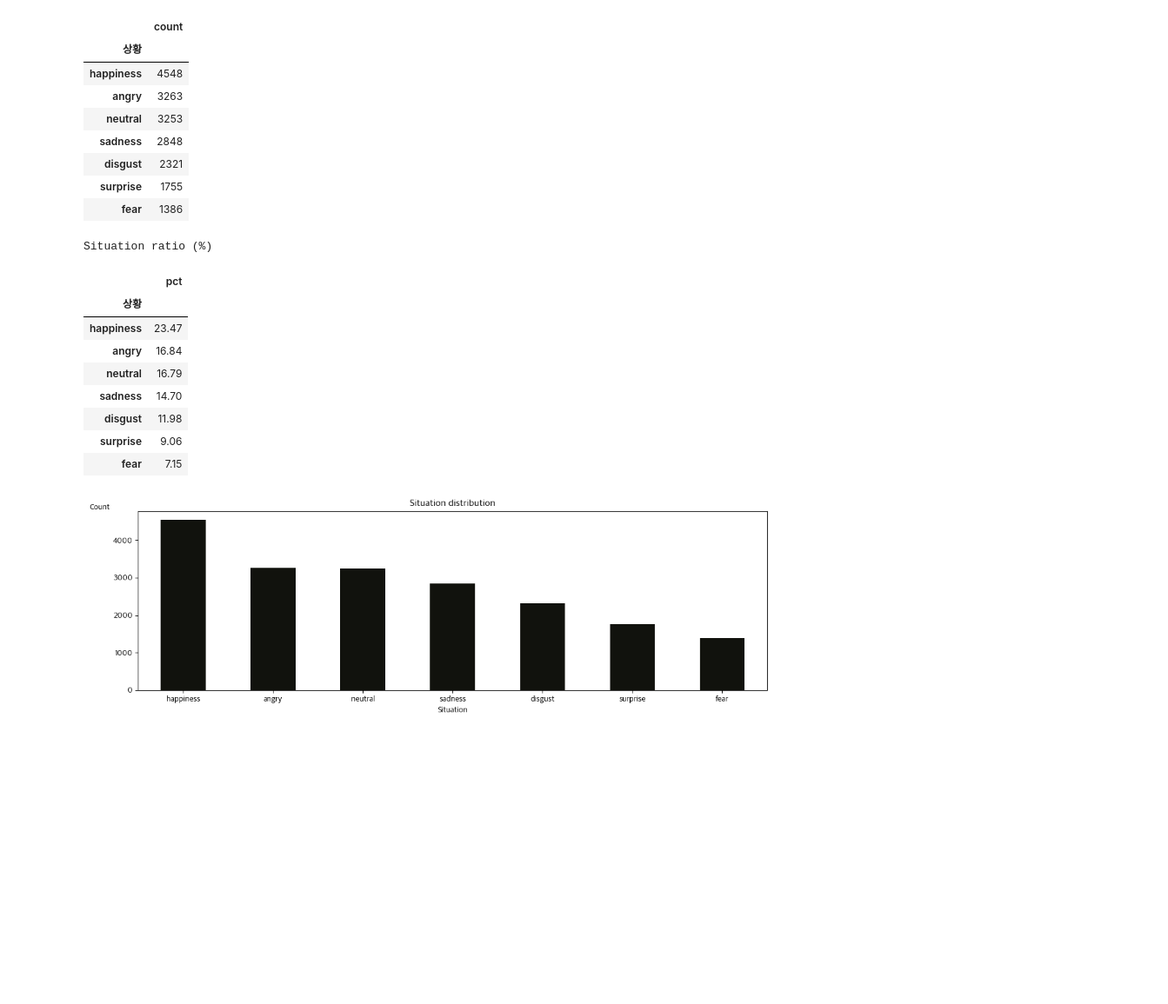
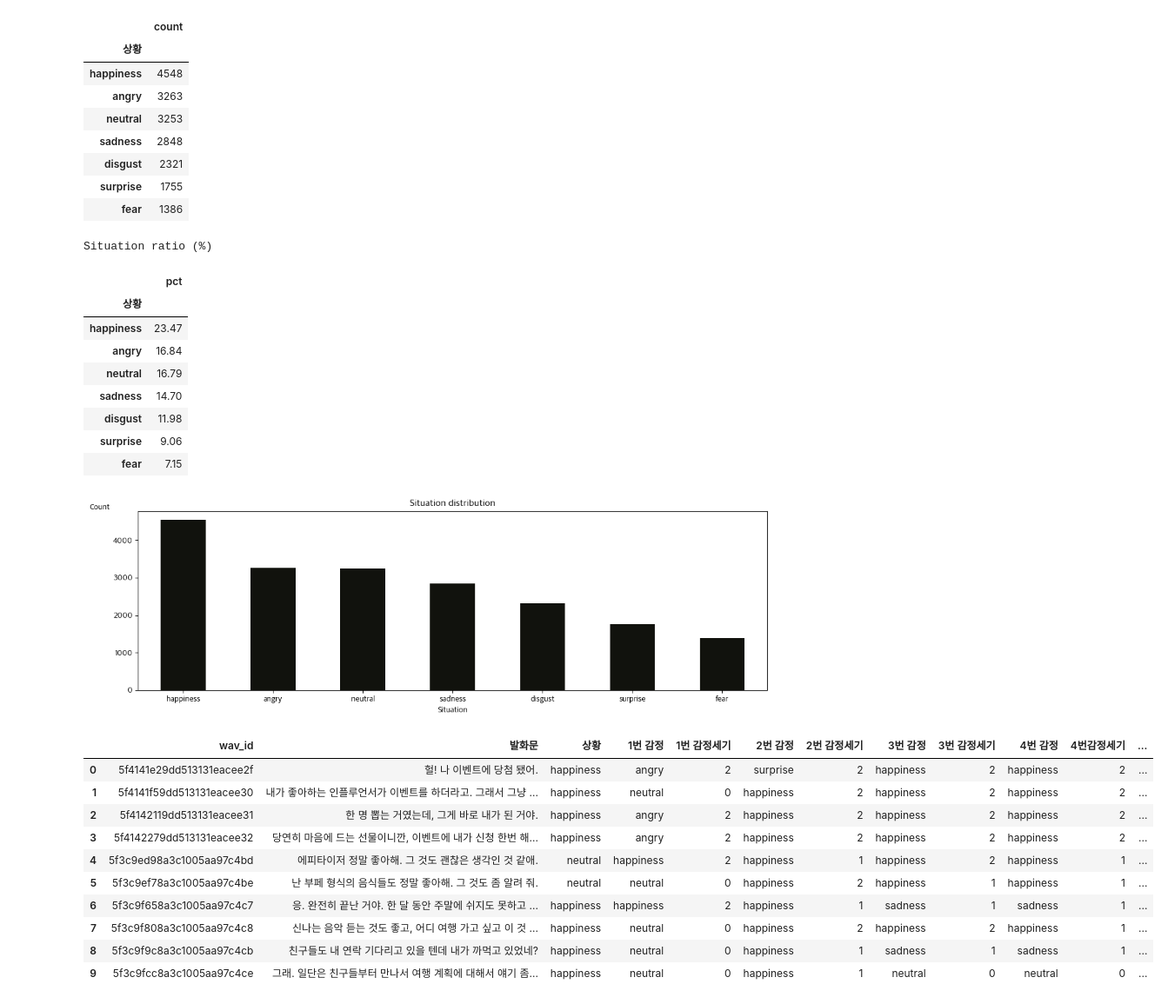
Before and after one commit to novvvv/Gyul-AI-Repository, a Jupyter notebook: train_data_with_pandas/test.ipynb, the cells around one changed output. Shown at 87% size. Saved outputs shown, nothing was run; the diff lists cells and outputs as text; code cells hidden in the pictures; blank space fills up the shorter version.

```diff
--- a/train_data_with_pandas/test.ipynb
+++ b/train_data_with_pandas/test.ipynb
@@ -33,30 +33,43 @@ df["상황"].value_counts(dropna=False).plot(
 plt.xlabel("Situation")
 plt.ylabel("Count", rotation=0, loc="top")
 plt.xticks(rotation=0)
 plt.tight_layout()
 plt.show()
+
+df.head(10)
 # %% [output]
 전체 행 수: 19374
 컬럼: ['wav_id', '발화문', '상황', '1번 감정', '1번 감정세기', '2번 감정', '2번 감정세기', '3번 감정', '3번 감정세기', '4번 감정', '4번감정세기', '5번 감정', '5번 감정세기', '나이', '성별']
 
 Situation distribution
 |  | count |
 | 상황 |  |
 | happiness | 4548 |
 | angry | 3263 |
 | neutral | 3253 |
 | sadness | 2848 |
 | disgust | 2321 |
 | surprise | 1755 |
 | fear | 1386 |
 Situation ratio (%)
 |  | pct |
 | 상황 |  |
 | happiness | 23.47 |
 | angry | 16.84 |
 | neutral | 16.79 |
 | sadness | 14.70 |
 | disgust | 11.98 |
 | surprise | 9.06 |
 | fear | 7.15 |
 [figure]
+|  | wav_id | 발화문 | 상황 | 1번 감정 | 1번 감정세기 | 2번 감정 | 2번 감정세기 | 3번 감정 | 3번 감정세기 | 4번 감정 | 4번감정세기 | ... |
+| 0 | 5f4141e29dd513131eacee2f | 헐! 나 이벤트에 당첨 됐어. | happiness | angry | 2 | surprise | 2 | happiness | 2 | happiness | 2 | ... |
+| 1 | 5f4141f59dd513131eacee30 | 내가 좋아하는 인플루언서가 이벤트를 하더라고. 그래서 그냥 ... | happiness | neutral | 0 | happiness | 2 | happiness | 2 | happiness | 2 | ... |
+| 2 | 5f4142119dd513131eacee31 | 한 명 뽑는 거였는데, 그게 바로 내가 된 거야. | happiness | angry | 2 | happiness | 2 | happiness | 2 | happiness | 2 | ... |
+| 3 | 5f4142279dd513131eacee32 | 당연히 마음에 드는 선물이니깐, 이벤트에 내가 신청 한번 해... | happiness | angry | 2 | happiness | 2 | happiness | 2 | happiness | 2 | ... |
+| 4 | 5f3c9ed98a3c1005aa97c4bd | 에피타이저 정말 좋아해. 그 것도 괜찮은 생각인 것 같애. | neutral | happiness | 2 | happiness | 1 | happiness | 2 | happiness | 1 | ... |
+| 5 | 5f3c9ef78a3c1005aa97c4be | 난 부페 형식의 음식들도 정말 좋아해. 그 것도 좀 알려 줘. | neutral | neutral | 0 | happiness | 2 | happiness | 1 | happiness | 1 | ... |
+| 6 | 5f3c9f658a3c1005aa97c4c7 | 응. 완전히 끝난 거야. 한 달 동안 주말에 쉬지도 못하고 ... | happiness | happiness | 2 | happiness | 1 | sadness | 1 | sadness | 1 | ... |
+| 7 | 5f3c9f808a3c1005aa97c4c8 | 신나는 음악 듣는 것도 좋고, 어디 여행 가고 싶고 이 것 ... | happiness | neutral | 0 | happiness | 2 | happiness | 2 | happiness | 1 | ... |
+| 8 | 5f3c9f9c8a3c1005aa97c4cb | 친구들도 내 연락 기다리고 있을 텐데 내가 까먹고 있었네? | happiness | neutral | 0 | happiness | 1 | sadness | 1 | sadness | 1 | ... |
+| 9 | 5f3c9fcc8a3c1005aa97c4ce | 그래. 일단은 친구들부터 만나서 여행 계획에 대해서 얘기 좀... | happiness | neutral | 0 | happiness | 1 | neutral | 0 | neutral | 0 | ... |
```
Also changed, not shown: 5 other files.
